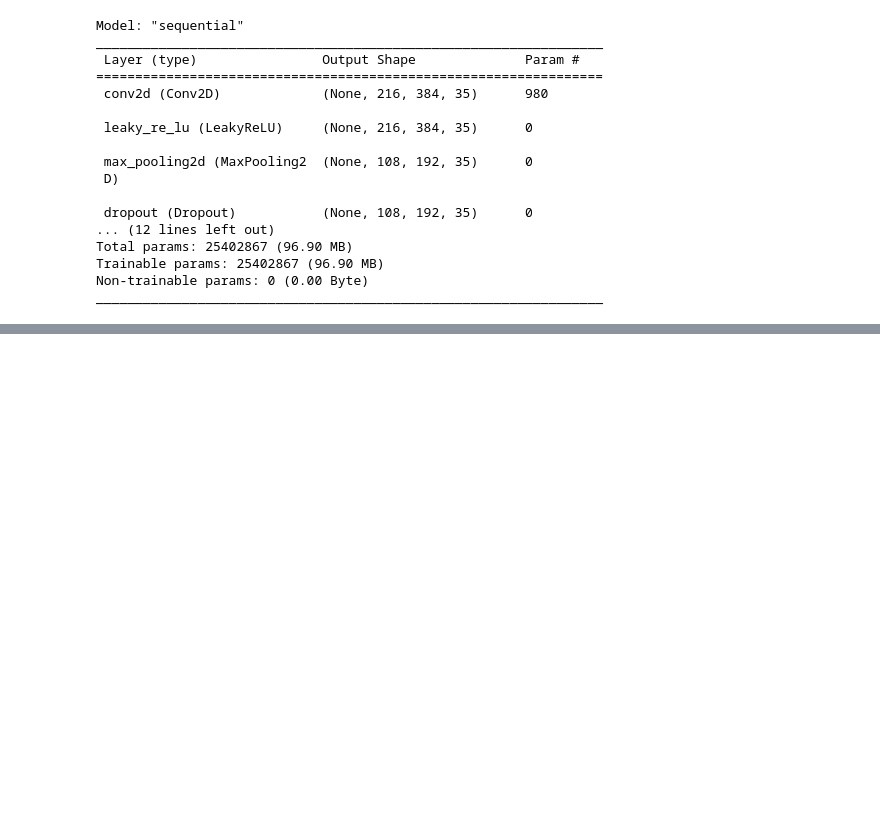
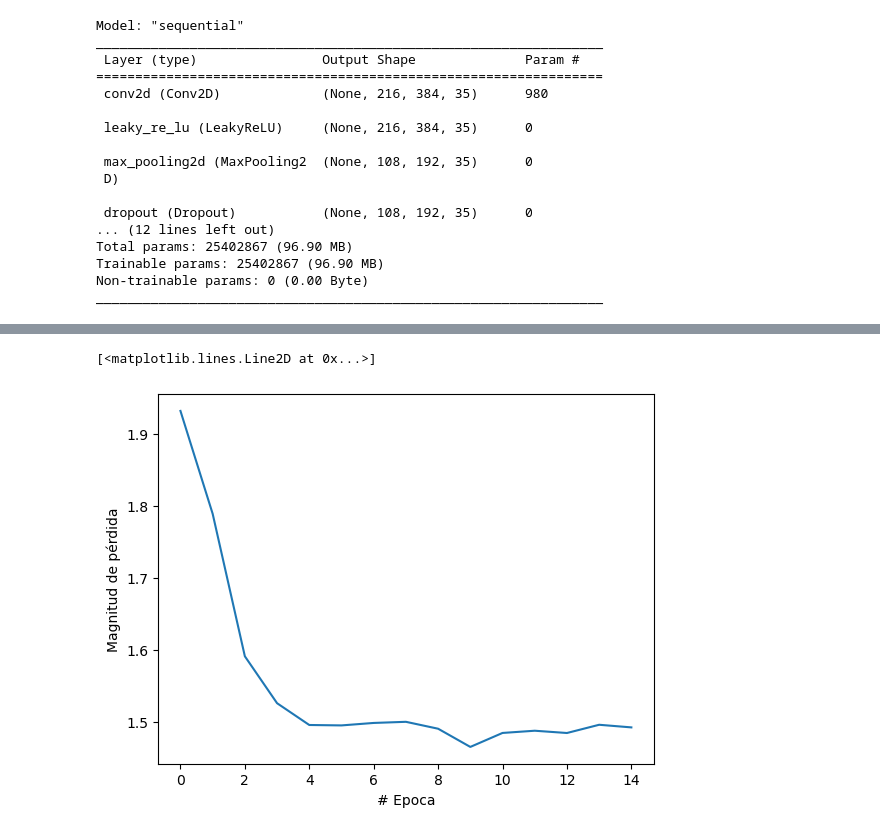
Before and after one commit to CarlosClavijo7/PruebaFinalOpcion1, a Jupyter notebook: ProyectodeCarnes.ipynb, the cells around one changed output, grey strips where cells are left out. Cells and saved outputs as stored; diff of their text form; code cells hidden in the pictures; blank space fills up the shorter version.

```diff
--- a/ProyectodeCarnes.ipynb
+++ b/ProyectodeCarnes.ipynb
@@ -216,0 +222,7 @@ print('Test accuracy:', test_eval[1])
+# %%
+plt.xlabel("# Epoca")
+plt.ylabel("Magnitud de pérdida")
+plt.plot(carnes_train_dropout.history["loss"])
+# %% [output]
+[<matplotlib.lines.Line2D at 0x...>]
+[figure, added]
```
Also changed, not shown: parts of 2 cells of this notebook, 3 other files.
